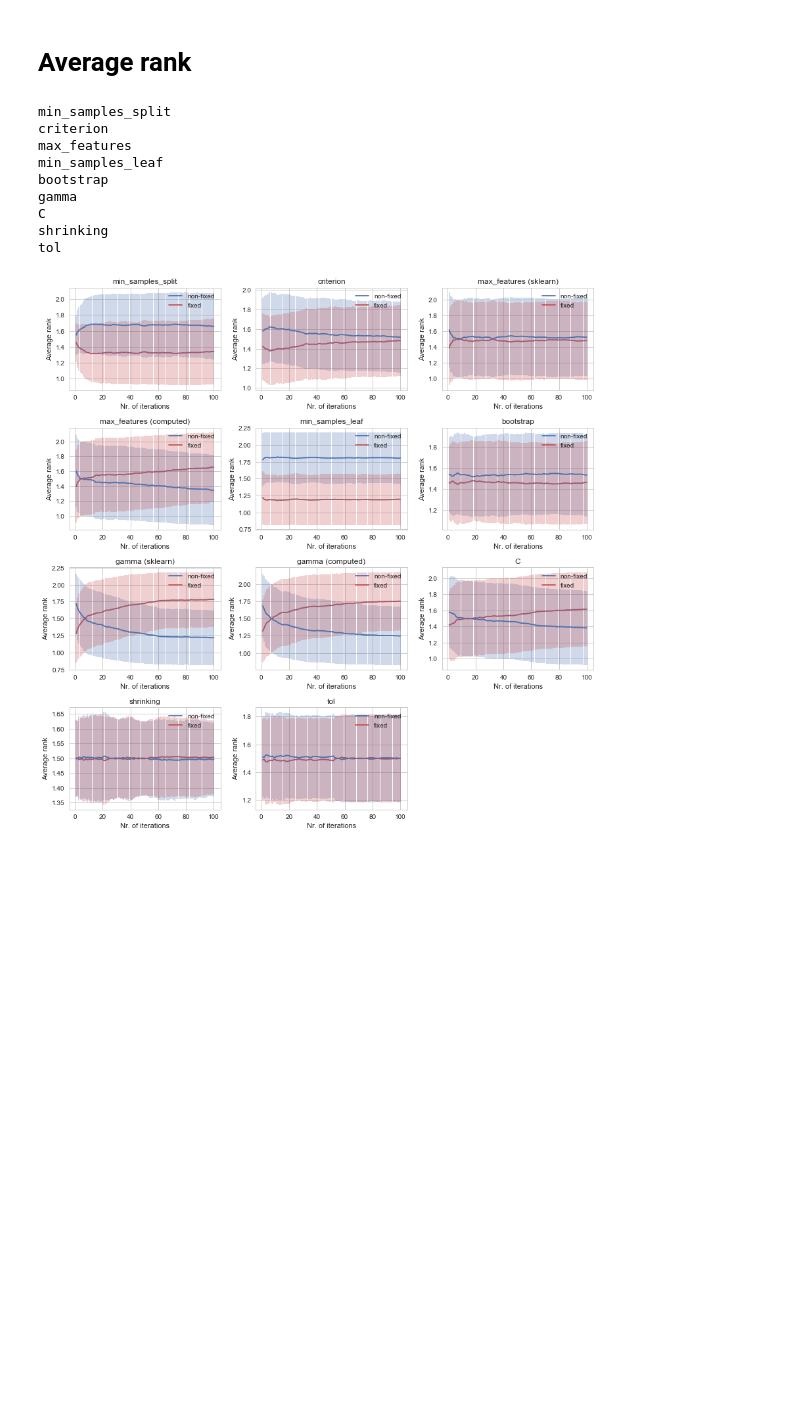
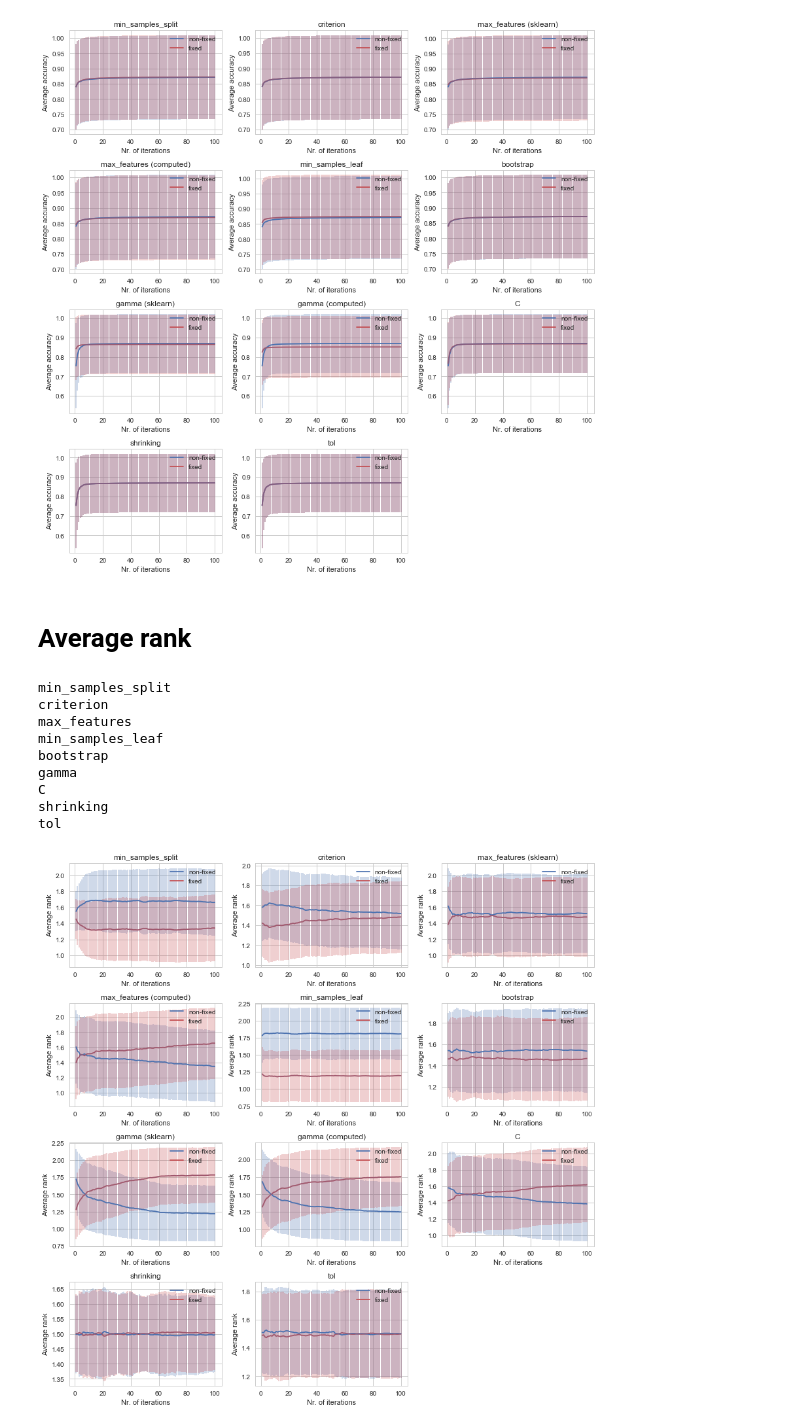
Before and after one commit to harel-coffee/hyperimp-auto, a Jupyter notebook: analysis experiment 2.ipynb, the cells around one changed output. Cells and saved outputs as stored; diff of their text form; code cells hidden in the pictures; blank space fills up the shorter version.

Commit message:
Added average accuracy plots.

```diff
--- a/analysis experiment 2.ipynb
+++ b/analysis experiment 2.ipynb
@@ -21,3 +77,41 @@ data_tun = data[~data['task'].isin(['11', '10093', '49'])]
+# %%
+grid = True # put images on grid or not
+
+if grid:
+    cols = 3
+    rows = 4
+    plt.figure(figsize = (4*cols,3*rows))
+    index = 0
+
+for key, value in ranks.items():
+    if grid:
+        index += 1
+        plt.subplot(rows, cols, index)
+    nf = plt.plot(range(1,101), value['nf_avg'], label = 'non-fixed', color = sns.color_palette()[0])
+    f = plt.plot(range(1,101), value['f_avg'], label = 'fixed', color = sns.color_palette()[2])
+    plt.errorbar(range(1,101), value['nf_avg'], yerr=value['nf_std'], fmt='-', alpha = 0.3, ecolor = nf[0].get_color())
+    plt.errorbar(range(1,101), value['f_avg'], yerr=value['f_std'], fmt='-', alpha = 0.3, ecolor = f[0].get_color())
+    #plt.plot(value['nf_avg'], label = 'non-fixed')
+    #plt.plot(value['f_avg'], label = 'fixed')
+    plt.xlabel("Nr. of iterations")
+    plt.ylabel("Average accuracy")
+    plt.legend()
+    if key[0] == 'max_features' or key[0] == 'gamma':
+        subtitle = key[1]
+        if key[1] == 'hyperimp':
+            subtitle = 'computed'
+        title = '%s (%s)' % (key[0], subtitle)
+    else:
+        title = key[0]
+    plt.title(title)
+    plt.tight_layout()
+    if not grid:
+        plt.savefig('02 figures/accuracy/accuracy__%s__%s.pdf' % (key[0], key[1]), format = 'pdf')
+        plt.show()
+if grid:
+    plt.show()
+# %% [output]
+[figure, added]
 # %% [markdown]
 # Average rank
 # %%
```
Also changed, not shown: parts of 2 cells of this notebook, 13 other files.
